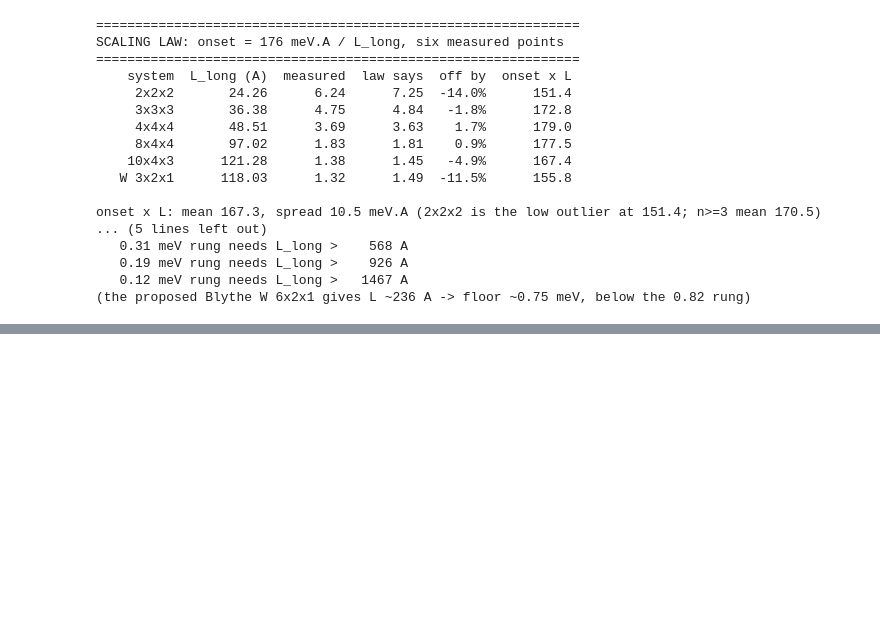
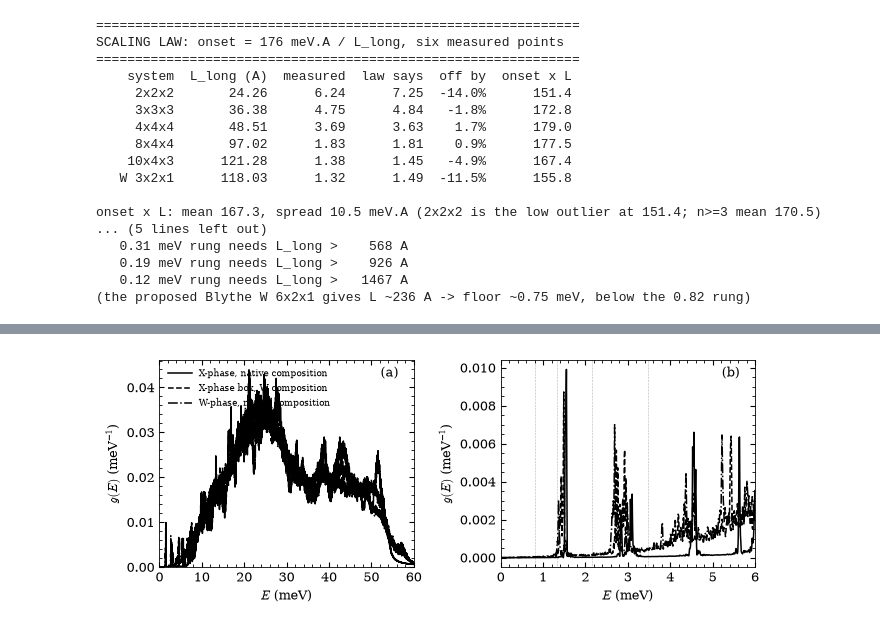
Before and after one commit to contactrameezraja/quasicrystal-mace, a Jupyter notebook: O3_figures.ipynb, the cells around one changed output, grey strips where cells are left out. Cells and saved outputs as stored; diff of their text form; code cells hidden in the pictures; blank space fills up the shorter version.

Commit message:
Composition control figure: retargeted X box tracks W at low frequency, so the sub-6 meV excess is not motif-only; disorder confound noted

```diff
--- a/O3_figures.ipynb
+++ b/O3_figures.ipynb
@@ -346,3 +346,91 @@ onset x L: mean 167.3, spread 10.5 meV.A (2x2x2 is the low outlier at 151.4; n>=
    0.19 meV rung needs L_long >    926 A
    0.12 meV rung needs L_long >   1467 A
 (the proposed Blythe W 6x2x1 gives L ~236 A -> floor ~0.75 meV, below the 0.82 rung)
+# %%
+import numpy as np
+import matplotlib.pyplot as plt
+
+# ---------------------------------------------------------------- data
+specs = [
+    ("X-phase, native composition", "md_xphase_10x4x3_vdos_total.npy", "-",   1.1),
+    ("X-phase box, W composition",  "md_xbox_wcomp_total.npy",         "--",  1.1),
+    ("W-phase, native composition", "md_wphase_vdos_total.npy",        "-.",  1.1),
+]
+rungs = [0.82, 1.33, 2.15, 3.48]          # Matsuura ladder and 2.15 x tau
+
+def band(f, s, lo, hi):
+    m = (f >= lo) & (f < hi)
+    return s[m].sum() / s.sum() * 100
+
+data, rows = {}, {}
+for label, path, ls, lw in specs:
+    f, s = np.load(path)
+    data[label] = (f, s, ls, lw)
+    rows[label] = dict(
+        below6=band(f, s, 0, 6), b12=band(f, s, 1, 2), b23=band(f, s, 2, 3),
+        b34=band(f, s, 3, 4), b32_40=band(f, s, 3.2, 4.0), b46=band(f, s, 4, 6),
+        onset=f[np.argmax(s > 10 * np.interp(0.8, f, s))],
+        peak=f[(f > 10) & (f < 40)][np.argmax(s[(f > 10) & (f < 40)])],
+    )
+
+# ---------------------------------------------------------------- numbers
+print("integrated spectral weight, per cent of total")
+print(f"{'spectrum':30s} {'<6meV':>8} {'1-2':>7} {'2-3':>7} {'3-4':>7} "
+      f"{'3.2-4':>8} {'onset':>7} {'peak':>7}")
+for label in rows:
+    r = rows[label]
+    print(f"{label:30s} {r['below6']:8.4f} {r['b12']:7.4f} {r['b23']:7.4f} "
+          f"{r['b34']:7.4f} {r['b32_40']:8.4f} {r['onset']:7.3f} {r['peak']:7.1f}")
+
+ref = rows["X-phase, native composition"]
+print("\nratio to X-phase native")
+for label in rows:
+    r = rows[label]
+    print(f"{label:30s} " + " ".join(
+        f"{r[k]/max(ref[k],1e-12):7.2f}" for k in
+        ["below6", "b12", "b23", "b34", "b32_40"]))
+
+# ---------------------------------------------------------------- figure
+plt.rcParams.update({
+    "font.family": "serif", "mathtext.fontset": "cm", "font.size": 9,
+    "axes.linewidth": 0.6, "lines.linewidth": 1.0,
+    "xtick.direction": "in", "ytick.direction": "in",
+    "xtick.top": True, "ytick.right": True,
+    "xtick.major.size": 3.5, "ytick.major.size": 3.5,
+    "xtick.minor.size": 2.0, "ytick.minor.size": 2.0,
+    "xtick.minor.visible": True, "ytick.minor.visible": True,
+    "legend.frameon": False, "legend.handlelength": 2.6,
+    "savefig.bbox": "tight",
+})
+
+fig, ax = plt.subplots(1, 2, figsize=(6.8, 2.7))
+
+for label, (f, s, ls, lw) in data.items():
+    m = f <= 60
+    ax[0].plot(f[m], s[m], ls, color="k", lw=lw, label=label)
+ax[0].set_xlim(0, 60); ax[0].set_ylim(0, None)
+ax[0].set_xlabel(r"$E$ (meV)")
+ax[0].set_ylabel(r"$g(E)$ (meV$^{-1}$)")
+ax[0].legend(fontsize=6.6, loc="upper left")
+ax[0].text(0.94, 0.92, "(a)", transform=ax[0].transAxes, ha="right")
+
+for label, (f, s, ls, lw) in data.items():
+    m = f <= 6
+    ax[1].plot(f[m], s[m], ls, color="k", lw=lw)
+for r in rungs:
+    ax[1].axvline(r, color="k", lw=0.4, ls=":", alpha=0.55)
+ax[1].set_xlim(0, 6)
+ax[1].set_xlabel(r"$E$ (meV)")
+ax[1].set_ylabel(r"$g(E)$ (meV$^{-1}$)")
+ax[1].text(0.94, 0.92, "(b)", transform=ax[1].transAxes, ha="right")
+
+plt.tight_layout(w_pad=1.4)
+plt.savefig("fig_composition_control.png", dpi=600)
+plt.savefig("fig_composition_control.pdf")
+plt.show()
+
+# ---------------------------------------------------------------- description
+xn, xw, wn = (rows[k] for k in
+              ["X-phase, native composition", "X-phase box, W composition",
+               "W-phase, native composition"])
+# %% [output]
@@ -348,0 +447 @@ onset x L: mean 167.3, spread 10.5 meV.A (2x2x2 is the low outlier at 151.4; n>=
+[figure, added]
```
Also changed, not shown: parts of 1 cell of this notebook, 2 other files.
